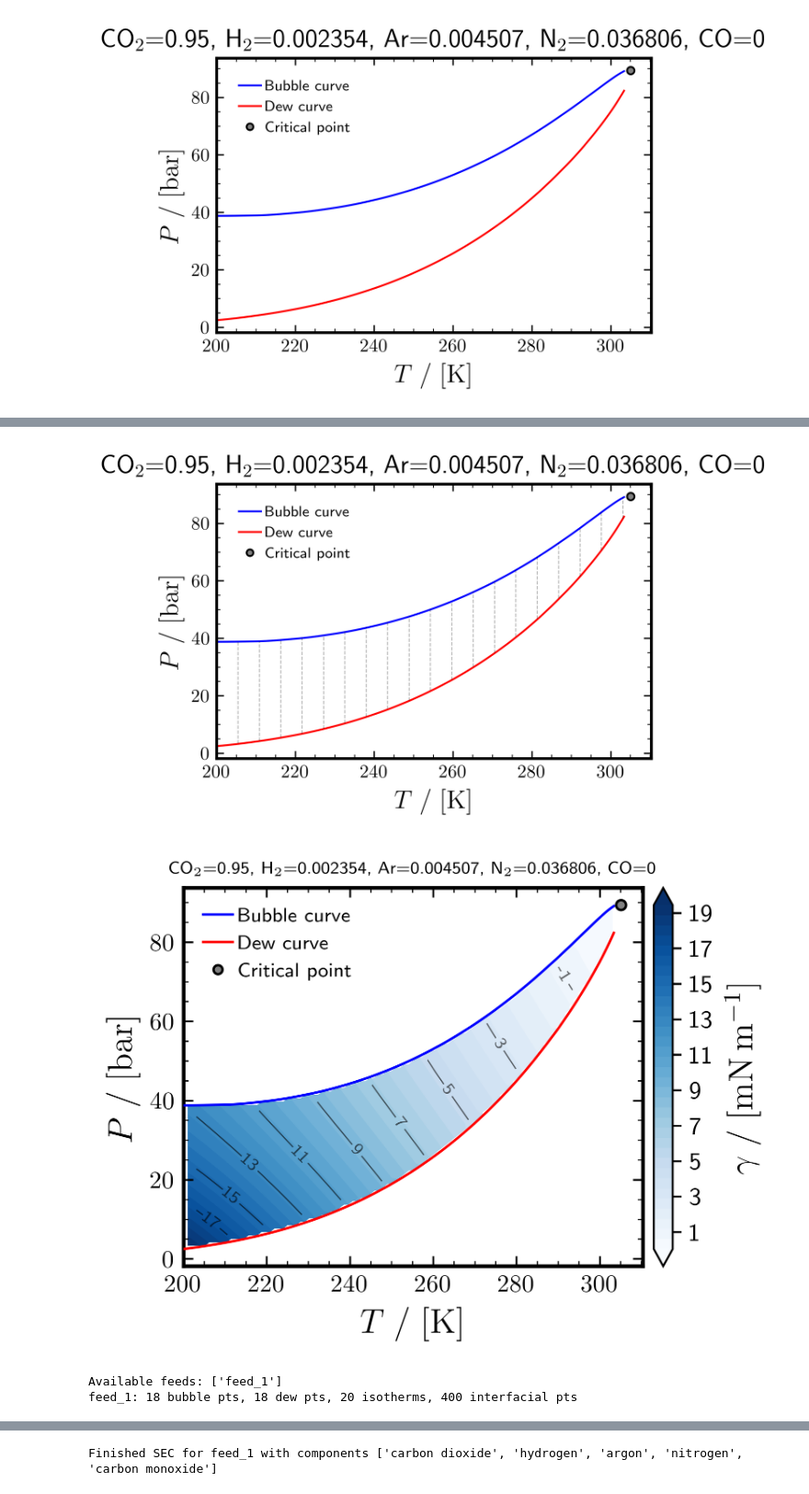
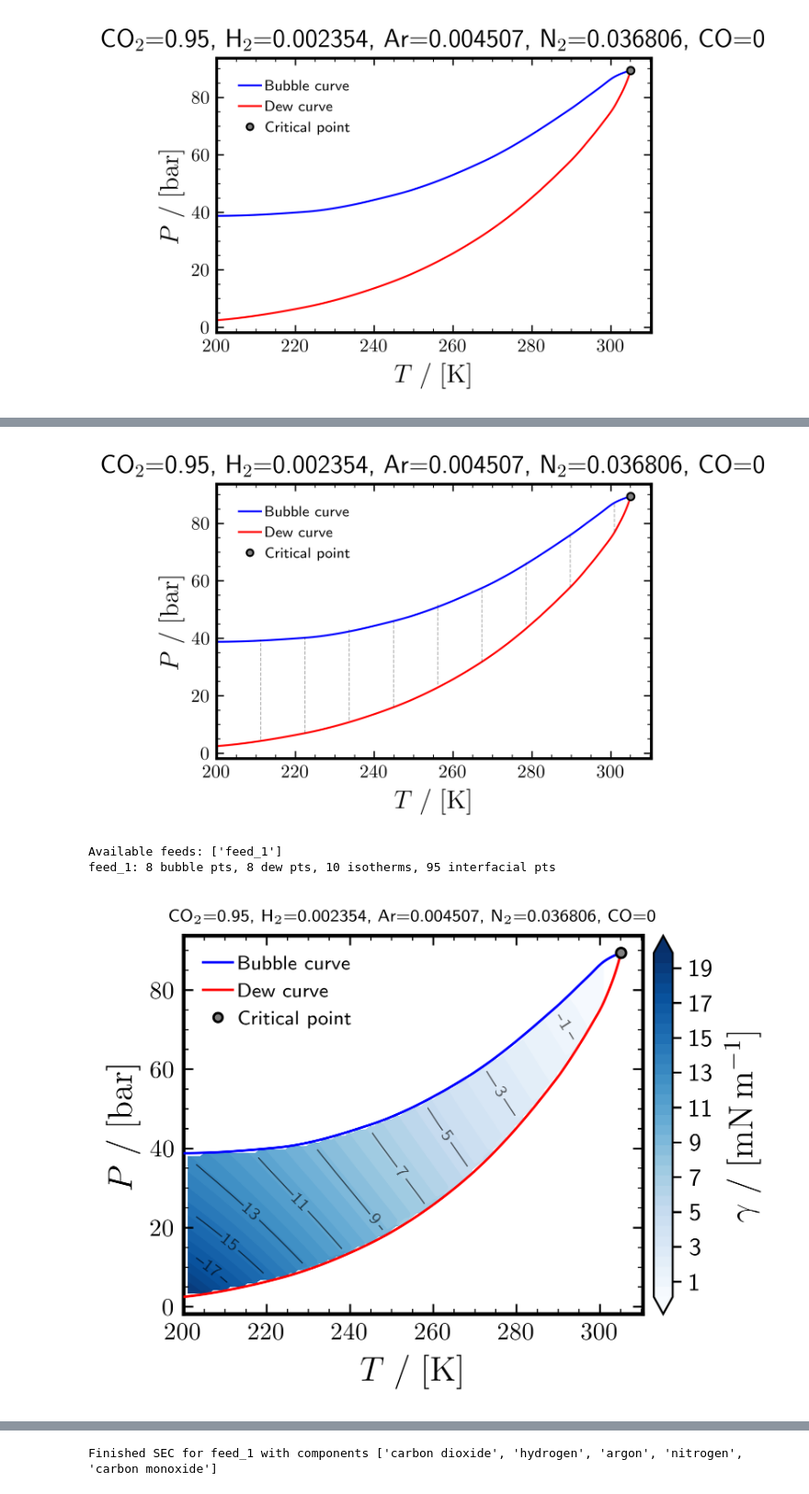
Before and after one commit to Darz2/co2-impurities-ml-surrogates, a Jupyter notebook: PCSAFT_cDFT/DATASET_A3/BULK_RUN/VLE_cDFT_SEC.ipynb, the cells around one changed output, grey strips where cells are left out. Shown at 92% size. Saved outputs shown, nothing was run; the diff lists cells and outputs as text; code cells hidden in the pictures.

```diff
--- a/PCSAFT_cDFT/DATASET_A3/BULK_RUN/VLE_cDFT_SEC.ipynb
+++ b/PCSAFT_cDFT/DATASET_A3/BULK_RUN/VLE_cDFT_SEC.ipynb
@@ -39,16 +33,14 @@ KIJ_DIR = Path(KIJ.__file__).parent
 # %%
 FEED_INDEX          = 1
 verbose             = False
-CSV_FOLDER          = "OUTPUT"
+OUTPUT_FOLDER       = "OUTPUT"
 T_initial_guess     = 200
 P_TOL               = 1e-4          # Pressure tolerance for flash [bar]
 lgrid               = 100           # cDFT domain length [Angstrom]
 ngrid               = 2048          # cDFT grid points
-cDFT_NP             = 10            # Number of pressure points between the P_dew and the P_buuble for an isothermal for the cDFT
-
 # --- Resolution for cDFT and SEC colormaps (Grid size: N_T x N_P = N points max) ---
-N_T                 = 20            # Number of temperature points in PT sweep
-N_P                 = 20            # Number of pressure points per isotherm
+N_T                 = 10            # Number of temperature points in PT sweep
+N_P                 = 10            # Number of pressure points per isotherm
 # %% [markdown]
 ## Cell 3: Component & Feed Setup
 # %%
@@ -164,7 +180,7 @@ for k, z in enumerate(feeds, start=1):
 PT_figs = {}
 for feed_key, feed in PT_results.items():
     fig, ax = PlottingEngine.plot_phase_diagram(PT_results, feed_key, parameters)
-    PlottingEngine.save_plots(fig, f"PT_{feed_key}", folder=CSV_FOLDER)
+    PlottingEngine.save_plots(fig, f"PT_{feed_key}", folder=OUTPUT_FOLDER)
     PT_figs[feed_key] = (fig, ax)
 
     bub_pts   = sorted(feed.get("bubble", []), key=lambda p: p["T_K"])
@@ -185,7 +201,7 @@ for feed_key, feed in PT_results.items():
     }
     DataProcessor.export_to_csv(
         {feed_key: VLE_DFT[feed_key]},
-        folder=CSV_FOLDER,
+        folder=OUTPUT_FOLDER,
         verbose=verbose,
         filename_interfacial=None,
         filename_envelope=f"{feed_key}_envelope",
@@ -298,17 +313,16 @@ for feed_key, feed in PT_results.items():
             VLE_DFT[feed_key]["interfacial_data"][T_K].append(row_data)
 
     # Save meshed PT diagram (envelope + isothermal lines) as a separate file
-    PlottingEngine.save_plots(fig, f"PT_mesh_{feed_key}", folder=CSV_FOLDER)
+    PlottingEngine.save_plots(fig, f"PT_mesh_{feed_key}", folder=OUTPUT_FOLDER)
     display(fig)
 
     fig_gamma = PlottingEngine.plot_interfacial_tension_map(PT_results, VLE_DFT, feed_key, parameters)
     if fig_gamma is not None:
-        PlottingEngine.save_plots(fig_gamma, f"Gamma_cDFT_{feed_key}", folder=CSV_FOLDER)
-        display(fig_gamma)
+        PlottingEngine.save_plots(fig_gamma, f"Gamma_cDFT_{feed_key}", folder=OUTPUT_FOLDER)
 
     saved_files = DataProcessor.export_to_csv(
         {feed_key: VLE_DFT[feed_key]},
-        folder=CSV_FOLDER,
+        folder=OUTPUT_FOLDER,
         verbose=verbose,
         filename_interfacial=f"{feed_key}_interfacial",
         filename_envelope=None,
@@ -344,4 +345,4 @@ IFT failed at T=297.6 K, P=83.04 bar: `DFT` did not converge within the maximum
-[figure, old version]
+[figure, new version]
+Available feeds: ['feed_1']
+feed_1: 8 bubble pts, 8 dew pts, 10 isotherms, 95 interfacial pts
-[figure, old version]
+[figure, new version]
-Available feeds: ['feed_1']
-feed_1: 18 bubble pts, 18 dew pts, 20 isotherms, 400 interfacial pts
```
Also changed, not shown: parts of 15 cells of this notebook, 5 other files.
